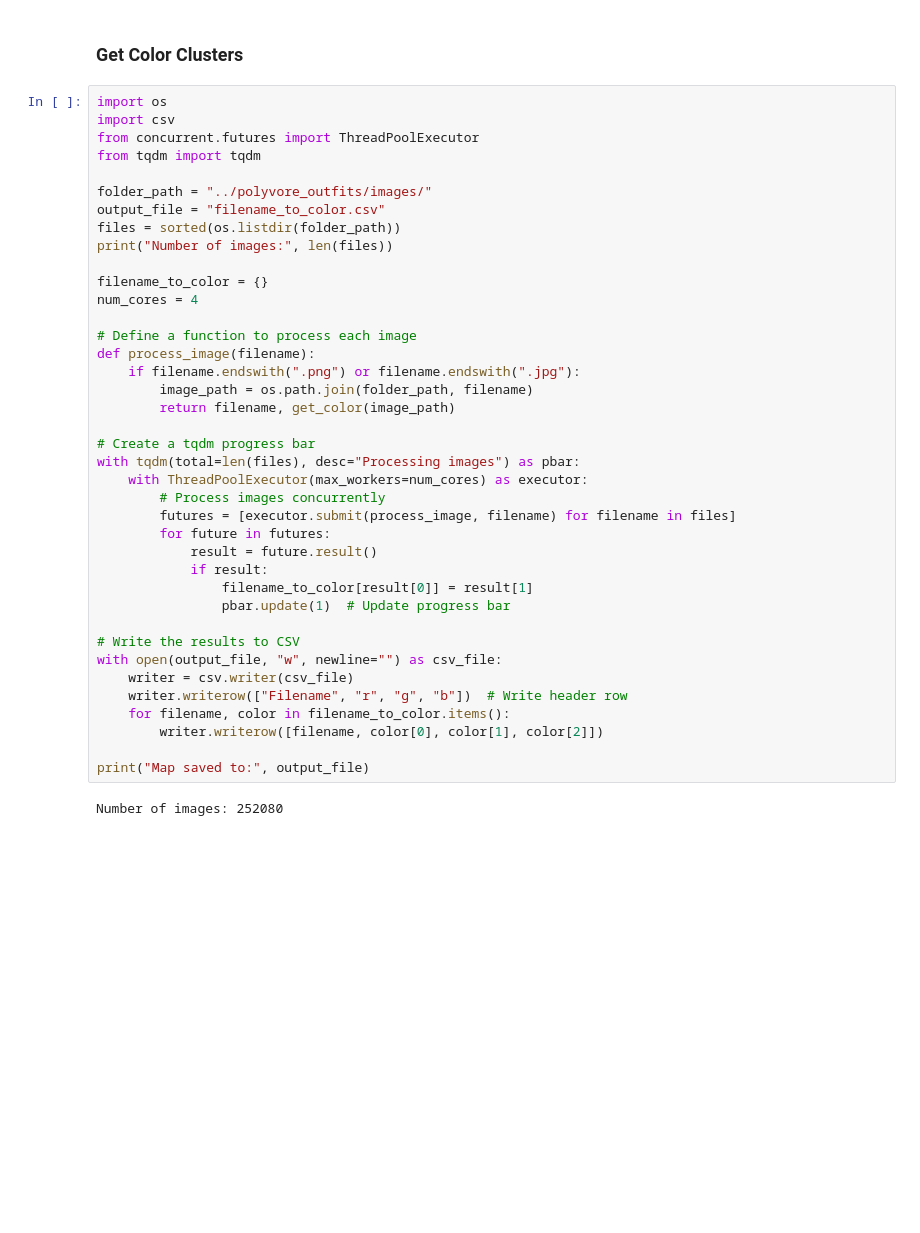
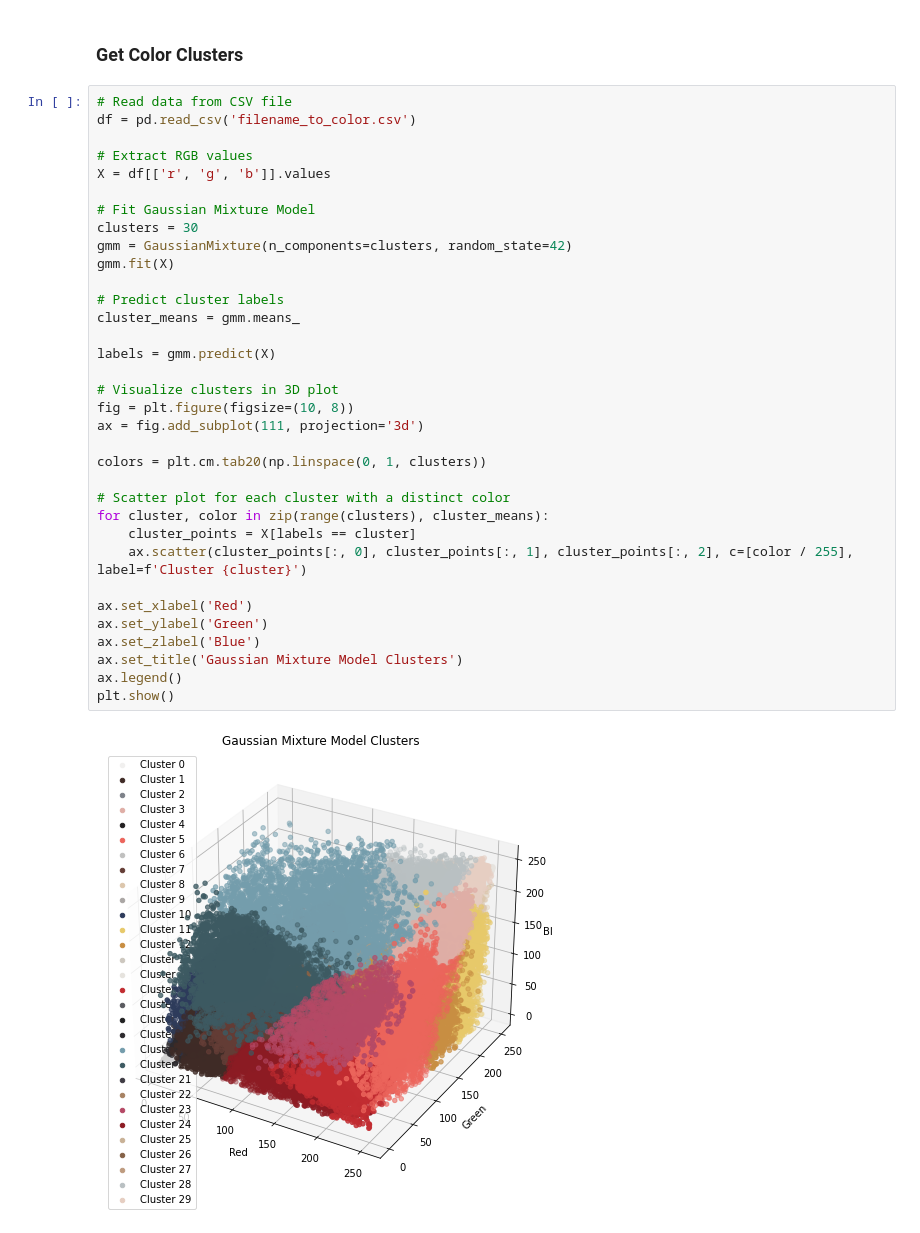
Before and after one commit to josephjkuang/FashionSys, a Jupyter notebook: data-processing/color_classifier.ipynb, the cells around one changed output. Cells and saved outputs as stored; diff of their text form; blank space fills up the shorter version.

```diff
--- a/data-processing/color_classifier.ipynb
+++ b/data-processing/color_classifier.ipynb
@@ -189,43 +244,38 @@ for filename in sorted(os.listdir(input_path)):
 # %% [markdown]
 ### Get Color Clusters
-# %%
-import os
-import csv
-from concurrent.futures import ThreadPoolExecutor
-from tqdm import tqdm
-
-folder_path = "../polyvore_outfits/images/"
-output_file = "filename_to_color.csv"
-files = sorted(os.listdir(folder_path))
-print("Number of images:", len(files))
-
-filename_to_color = {}
-num_cores = 4
-
-# Define a function to process each image
-def process_image(filename):
-    if filename.endswith(".png") or filename.endswith(".jpg"):
-        image_path = os.path.join(folder_path, filename)
-        return filename, get_color(image_path)
-
-# Create a tqdm progress bar
-with tqdm(total=len(files), desc="Processing images") as pbar:
-    with ThreadPoolExecutor(max_workers=num_cores) as executor:
-        # Process images concurrently
-        futures = [executor.submit(process_image, filename) for filename in files]
-        for future in futures:
-            result = future.result()
-            if result:
-                filename_to_color[result[0]] = result[1]
-                pbar.update(1)  # Update progress bar
-
-# Write the results to CSV
-with open(output_file, "w", newline="") as csv_file:
-    writer = csv.writer(csv_file)
-    writer.writerow(["Filename", "r", "g", "b"])  # Write header row
-    for filename, color in filename_to_color.items():
-        writer.writerow([filename, color[0], color[1], color[2]])
-
-print("Map saved to:", output_file)
-# %% [output]
-Number of images: 252080
+# %%
+# Read data from CSV file
+df = pd.read_csv('filename_to_color.csv')
+
+# Extract RGB values
+X = df[['r', 'g', 'b']].values
+
+# Fit Gaussian Mixture Model
+clusters = 30
+gmm = GaussianMixture(n_components=clusters, random_state=42)
+gmm.fit(X)
+
+# Predict cluster labels
+cluster_means = gmm.means_
+
+labels = gmm.predict(X)
+
+# Visualize clusters in 3D plot
+fig = plt.figure(figsize=(10, 8))
+ax = fig.add_subplot(111, projection='3d')
+
+colors = plt.cm.tab20(np.linspace(0, 1, clusters))
+
+# Scatter plot for each cluster with a distinct color
+for cluster, color in zip(range(clusters), cluster_means):
+    cluster_points = X[labels == cluster]
+    ax.scatter(cluster_points[:, 0], cluster_points[:, 1], cluster_points[:, 2], c=[color / 255], label=f'Cluster {cluster}')
+
+ax.set_xlabel('Red')
+ax.set_ylabel('Green')
+ax.set_zlabel('Blue')
+ax.set_title('Gaussian Mixture Model Clusters')
+ax.legend()
+plt.show()
+# %% [output]
+[figure, added]
```
Also changed, not shown: parts of 12 cells of this notebook, 6 other files.
